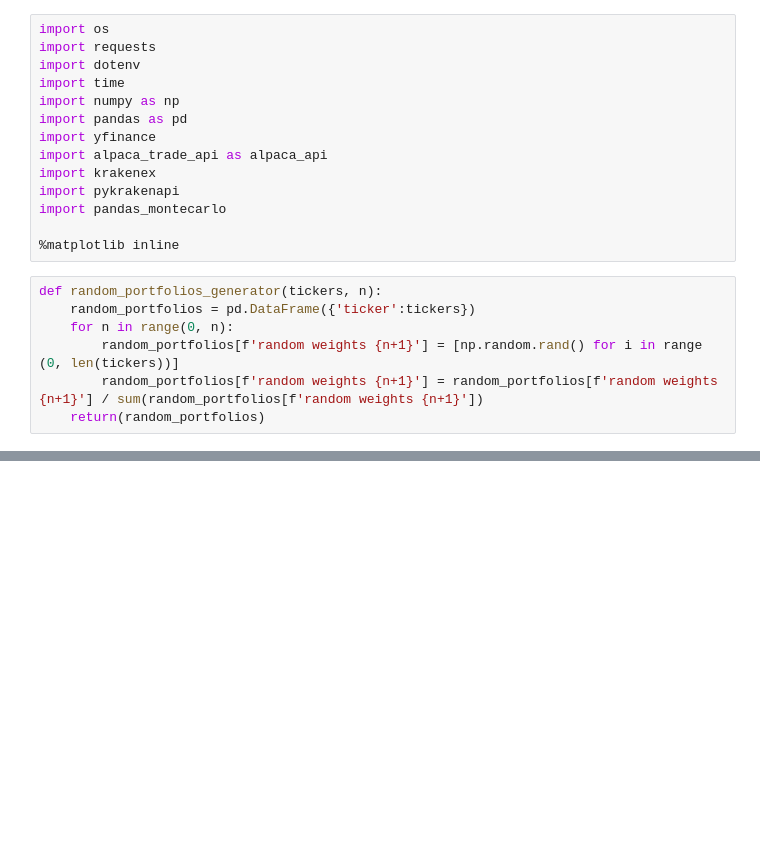
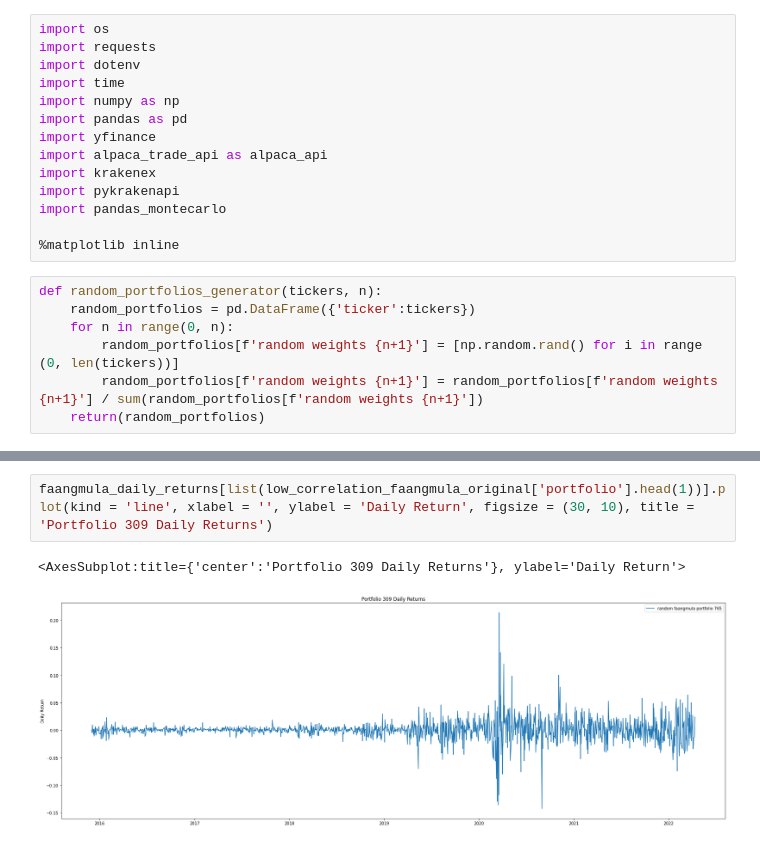
Before and after one commit to kennethologist/UPENN-GP4-P1, a Jupyter notebook: notebooks/alex.ipynb, the cells around one changed output, grey strips where cells are left out. Saved outputs shown, nothing was run; the diff lists cells and outputs as text; blank space fills up the shorter version.

```diff
--- a/notebooks/alex.ipynb
+++ b/notebooks/alex.ipynb
@@ -147,0 +366,5 @@ lc_intermediate_7.plot(kind = 'barh', x = 'portfolio', y = 'faangmula index corr
+# %%
+faangmula_daily_returns[list(low_correlation_faangmula_original['portfolio'].head(1))].plot(kind = 'line', xlabel = '', ylabel = 'Daily Return', figsize = (30, 10), title = 'Portfolio 309 Daily Returns')
+# %% [output]
+<AxesSubplot:title={'center':'Portfolio 309 Daily Returns'}, ylabel='Daily Return'>
+[figure, added]
```
Also changed, not shown: parts of 31 cells of this notebook.
